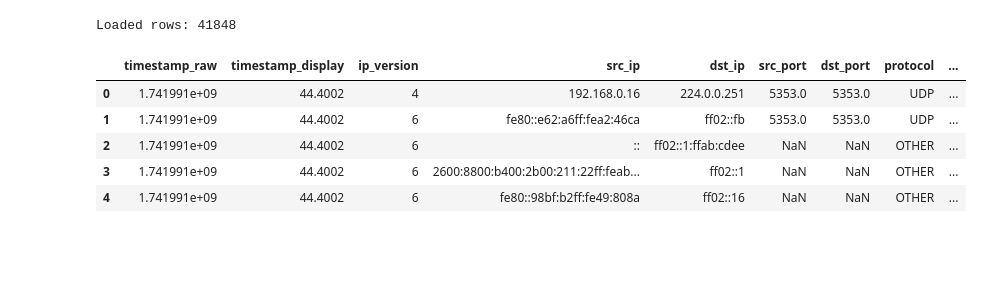
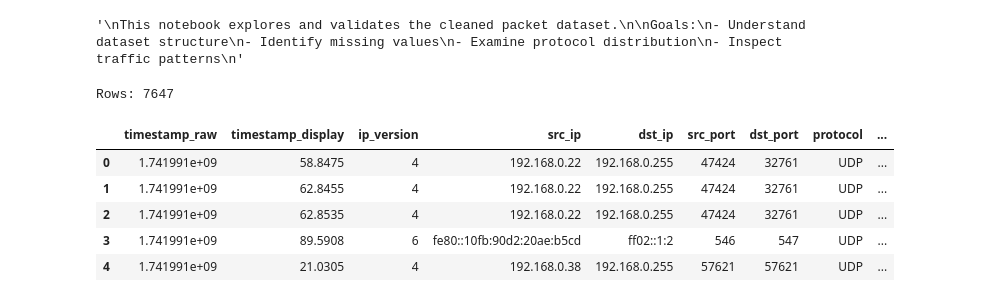
Before and after one commit to Cam123123123/Public, a Jupyter notebook: PersonalProjects/Pcap/notebooks/01_data_validation.ipynb, the cells around one changed output. Drawn from its saved outputs; the diff is of its cells as text; code cells hidden in the pictures; blank space fills up the shorter version.

Commit message:
Finalize IoT Network Traffic ML Analyzer project

```diff
--- a/PersonalProjects/Pcap/notebooks/01_data_validation.ipynb
+++ b/PersonalProjects/Pcap/notebooks/01_data_validation.ipynb
@@ -0,0 +1,14 @@
+# %%
+# IoT Network Traffic Analysis - Data Validation
+
+"""
+This notebook explores and validates the cleaned packet dataset.
+
+Goals:
+- Understand dataset structure
+- Identify missing values
+- Examine protocol distribution
+- Inspect traffic patterns
+"""
+# %% [output]
+'\nThis notebook explores and validates the cleaned packet dataset.\n\nGoals:\n- Understand dataset structure\n- Identify missing values\n- Examine protocol distribution\n- Inspect traffic patterns\n'
@@ -1,15 +19,14 @@
 # %%
-import pandas as pd
+# Loading Data iunto data frame
+df = pd.read_csv("../data/interim/packets_clean.csv")
 
-df = pd.read_csv("../data/interim/packets.csv")
-
-print("Loaded rows:", len(df))
+print("Rows:", len(df))
 df.head()
 # %% [output]
-Loaded rows: 41848
+Rows: 7647
 |  | timestamp_raw | timestamp_display | ip_version | src_ip | dst_ip | src_port | dst_port | protocol | ... |
-| 0 | 1.741991e+09 | 44.4002 | 4 | 192.168.0.16 | 224.0.0.251 | 5353.0 | 5353.0 | UDP | ... |
-| 1 | 1.741991e+09 | 44.4002 | 6 | fe80::e62:a6ff:fea2:46ca | ff02::fb | 5353.0 | 5353.0 | UDP | ... |
-| 2 | 1.741991e+09 | 44.4002 | 6 | :: | ff02::1:ffab:cdee | NaN | NaN | OTHER | ... |
-| 3 | 1.741991e+09 | 44.4002 | 6 | 2600:8800:b400:2b00:211:22ff:feab... | ff02::1 | NaN | NaN | OTHER | ... |
-| 4 | 1.741991e+09 | 44.4002 | 6 | fe80::98bf:b2ff:fe49:808a | ff02::16 | NaN | NaN | OTHER | ... |
+| 0 | 1.741991e+09 | 58.8475 | 4 | 192.168.0.22 | 192.168.0.255 | 47424 | 32761 | UDP | ... |
+| 1 | 1.741991e+09 | 62.8455 | 4 | 192.168.0.22 | 192.168.0.255 | 47424 | 32761 | UDP | ... |
+| 2 | 1.741991e+09 | 62.8535 | 4 | 192.168.0.22 | 192.168.0.255 | 47424 | 32761 | UDP | ... |
+| 3 | 1.741991e+09 | 89.5908 | 6 | fe80::10fb:90d2:20ae:b5cd | ff02::1:2 | 546 | 547 | UDP | ... |
+| 4 | 1.741991e+09 | 21.0305 | 4 | 192.168.0.38 | 192.168.0.255 | 57621 | 57621 | UDP | ... |
```
Also changed, not shown: parts of 19 cells of this notebook, 1 other file.
